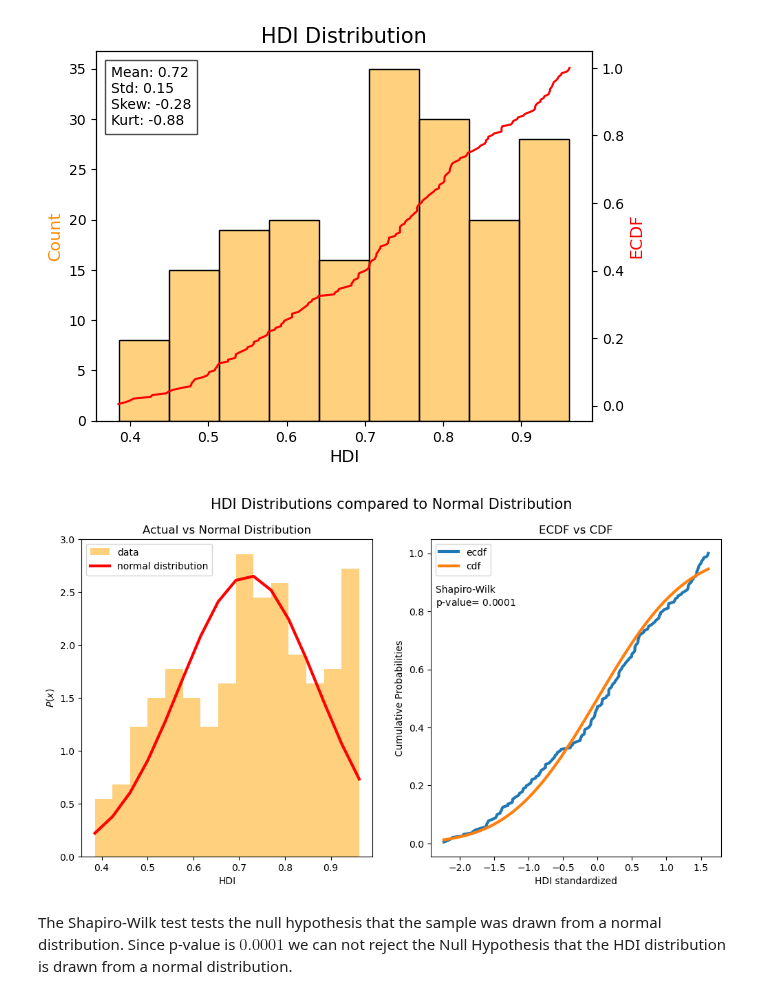
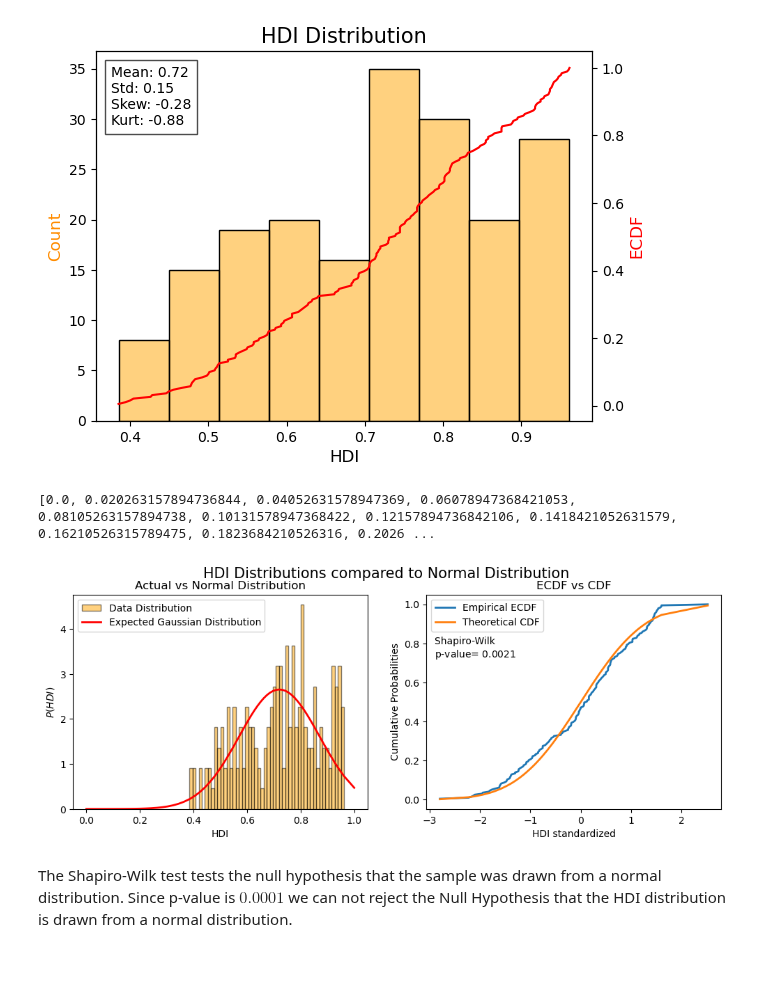
Before and after one commit to jakthehut/HDI-IQ-Analysis, a Jupyter notebook: hdi_iq_analysis_final.ipynb, the cells around one changed output. Saved outputs shown, nothing was run; the diff lists cells and outputs as text; code cells hidden in the pictures; blank space fills up the shorter version.

Commit message:
finished shapiro-wilk test

```diff
--- a/hdi_iq_analysis_final.ipynb
+++ b/hdi_iq_analysis_final.ipynb
@@ -561,68 +561,77 @@ plt.show()
 # FIT normal distribution
 # RUN Shapiro-Wilk test
 
-fig, (ax1, ax2) = plt.subplots(1, 2, figsize=(12, 6))
+data =  hdi_df['HDI'].tolist()
+
+fig, (ax1, ax2) = plt.subplots(1, 2, figsize=(12, 4))
 
 # Plotting histogram
 counts_norm, bins, ignored = ax1.hist(data,
-                                      bins=15,
+                                      bins=50,
                                       color='orange',
                                       alpha=0.5,
                                       density=True,
-                                      label="data")
+                                      label="Data Distribution",
+                                      edgecolor = "black")
 
 # normal pdf
+    # use sigma and mu from the maximal likelyhood guassian distribution not the data
 mu = np.mean(data)
 sigma = np.std(data)
+
+# add bin to smooth it for whole HDI ranoge 0 to 1
+bins = list(bins)
+bins = np.linspace(0, bins[0], num=20).tolist() + bins[1:]
+bins.append(1)
+print(bins)
+
 ax1.plot(bins,
          stats.norm.pdf(bins, loc=mu, scale=sigma),
          color='red',
-         label="normal distribution",
-         linewidth=3)
+         label="Expected Gaussian Distribution",
+         linewidth=2)
 
 # Adding title
 ax1.set_title('Actual vs Normal Distribution', fontsize=12)
 ax1.legend(loc="upper left")
-ax1.set_ylabel('$P(x)$')
+ax1.set_ylabel('$P(HDI)$')
 ax1.set_xlabel('HDI')
 
 
-# plot ecdf alongside the theoretical ecdf
-
+# plot ecdf alongside the theoretical cdf
 # Computing and plotting normalized ECDF
-data =  hdi_df['HDI'].tolist()
-mu = np.mean(data)
-sigma = np.std(data)
+data.append(0.3)  #append data so cdf starts approx close to 0
+data.append(1.1)  #append data so cdf ends approx close to 1
 sorted_hdi = np.sort((data-mu)/sigma)
 n = sorted_hdi.size
 ecdf = np.arange(1, n + 1) / n
 ax2.plot(sorted_hdi,
         ecdf,
-        label="ecdf",
-        linewidth=3)
-
+        label="Empirical ECDF",
+        linewidth=2)
 
 # Plot theoretical CDF
 ax2.plot(sorted_hdi,
             stats.norm.cdf(sorted_hdi),
-            label ='cdf',
-            linewidth=3
+            label ='Theoretical CDF',
+            linewidth=2
             )
 
 # run the Shapiro-Wilk test
 pval =  stats.shapiro(data)[1]
-ax2.text(-2.35, 0.82, 'Shapiro-Wilk \np-value= $%.4f$'%pval)
+ax2.text(-2.9, 0.73, 'Shapiro-Wilk \np-value= $%.4f$'%pval)
 
 ax2.set_xlabel('HDI standardized')
 ax2.set_ylabel('Cumulative Probabilities')
 ax2.set_title('ECDF vs CDF', fontsize=12)
 
-plt.legend()
+plt.legend(fontsize=10)
 fig.suptitle('HDI Distributions compared to Normal Distribution', fontsize=15, ha='center')
 
 plt.show()
 # %% [output]
+[0.0, 0.020263157894736844, 0.04052631578947369, 0.06078947368421053, 0.08105263157894738, 0.10131578947368422, 0.12157894736842106, 0.1418421052631579, 0.16210526315789475, 0.1823684210526316, 0.2026 ...
-[figure, old version]
+[figure, new version]
 # %% [markdown]
 The Shapiro-Wilk test tests the null hypothesis that the sample was drawn from a normal distribution. Since p-value is $0.0001$ we can not reject the Null Hypothesis that the HDI distribution is drawn from a normal distribution.
 # %%
```
Also changed, not shown: parts of 3 cells of this notebook.
